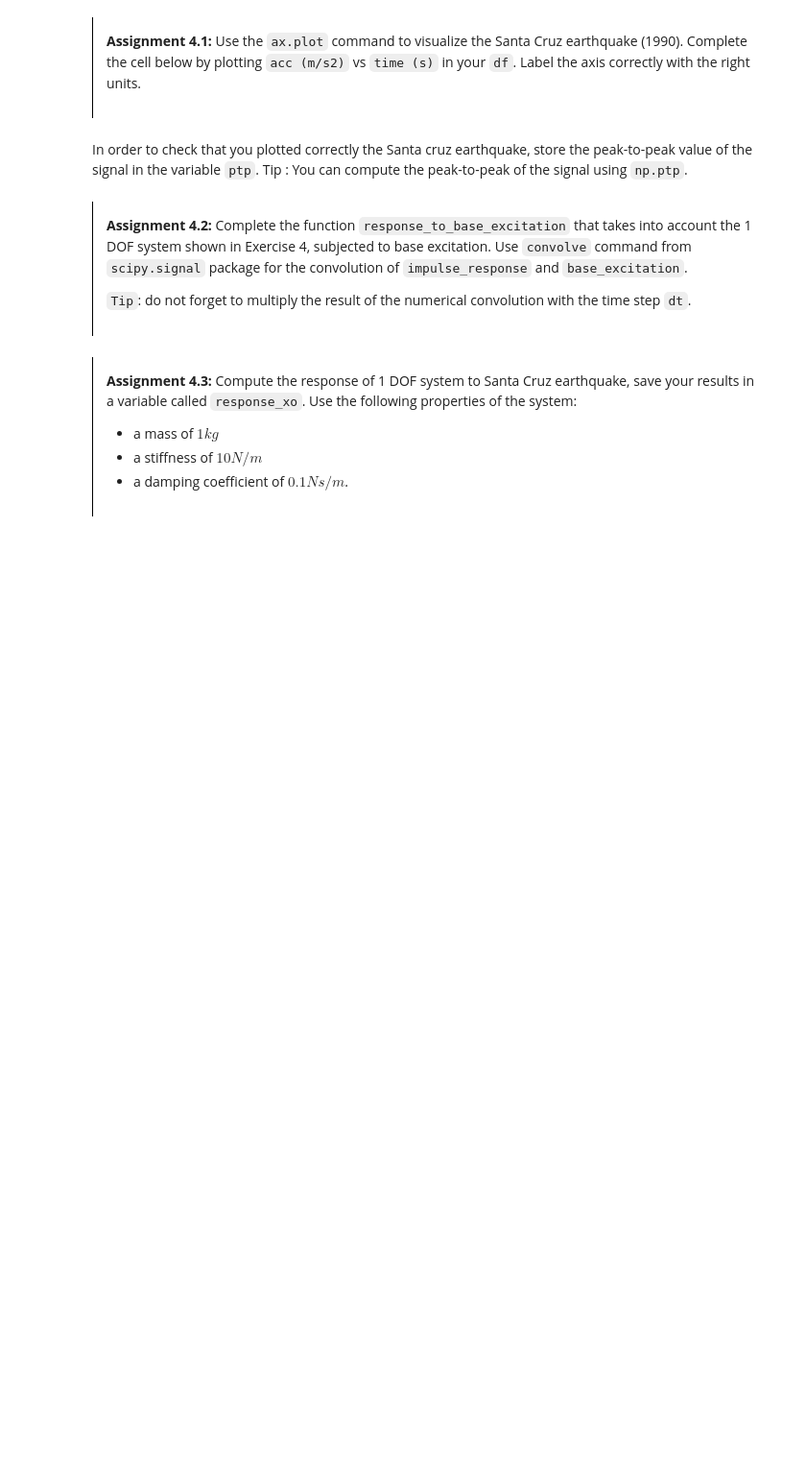
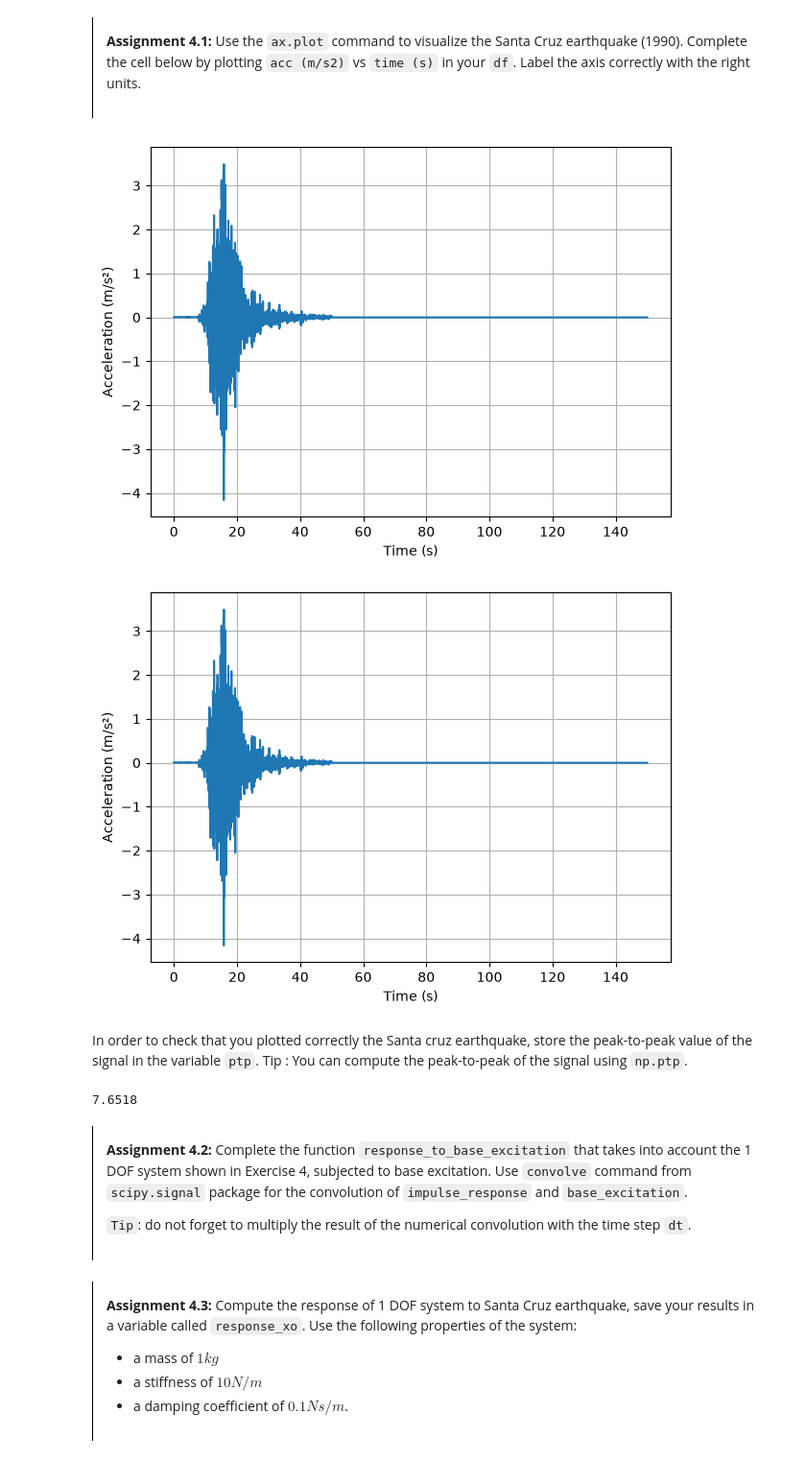
Before and after one commit to Takaptue-seraphin/MV2627_Exercises, a Jupyter notebook: Session2_SDOF/session2.ipynb, the cells around one changed output. Shown at 96% size. Saved outputs shown, nothing was run; the diff lists cells and outputs as text; code cells hidden in the pictures; blank space fills up the shorter version.

```diff
--- a/Session2_SDOF/session2.ipynb
+++ b/Session2_SDOF/session2.ipynb
@@ -572,19 +626,55 @@ df.head()
 
 <b>Assignment 4.1:</b> Use the `ax.plot` command to visualize the Santa Cruz earthquake (1990). Complete the cell below by plotting `acc (m/s2)` vs `time (s)` in your `df`. Label the axis correctly with the right units.
 # %%
+import matplotlib.pyplot as plt
+
 fig, ax = plt.subplots(figsize=(7, 5))
 
 t = df['time (s)']
 a = df['acc (m/s2)']
 
 # YOUR CODE HERE
-raise NotImplementedError()
+# raise NotImplementedError()
+
+ax.plot(t, a)
+ax.set_xlabel('Time (s)')
+ax.set_ylabel('Acceleration (m/s²)')
+ax.grid()
+
+plt.show()
+fig, ax = plt.subplots(figsize=(7, 5))
+
+t = df['time (s)']
+a = df['acc (m/s2)']
+
+# YOUR CODE HERE
+# raise NotImplementedError()
+
+ax.plot(t, a)
+ax.set_xlabel('Time (s)')
+ax.set_ylabel('Acceleration (m/s²)')
+ax.grid()
+
+plt.show()
+# %% [output]
+[figure, added]
+[figure, added]
 # %% [markdown]
 In order to check that you plotted correctly the Santa cruz earthquake, store the peak-to-peak value of the signal in the variable `ptp`. Tip : You can compute the peak-to-peak of the signal using `np.ptp`.
 # %%
-ptp = None
+import numpy as np
+
+t = df['time (s)']
+a = df['acc (m/s2)']
+
+ptp = np.ptp(a)
+
 # YOUR CODE HERE
-raise NotImplementedError()
+# raise NotImplementedError()
+
+print(ptp)
+# %% [output]
+7.6518
 # %%
 # cell metadata=autograder-tests
 assert ptp, "You didn't set a value for `ptp`"
```
Also changed, not shown: parts of 23 cells of this notebook.
